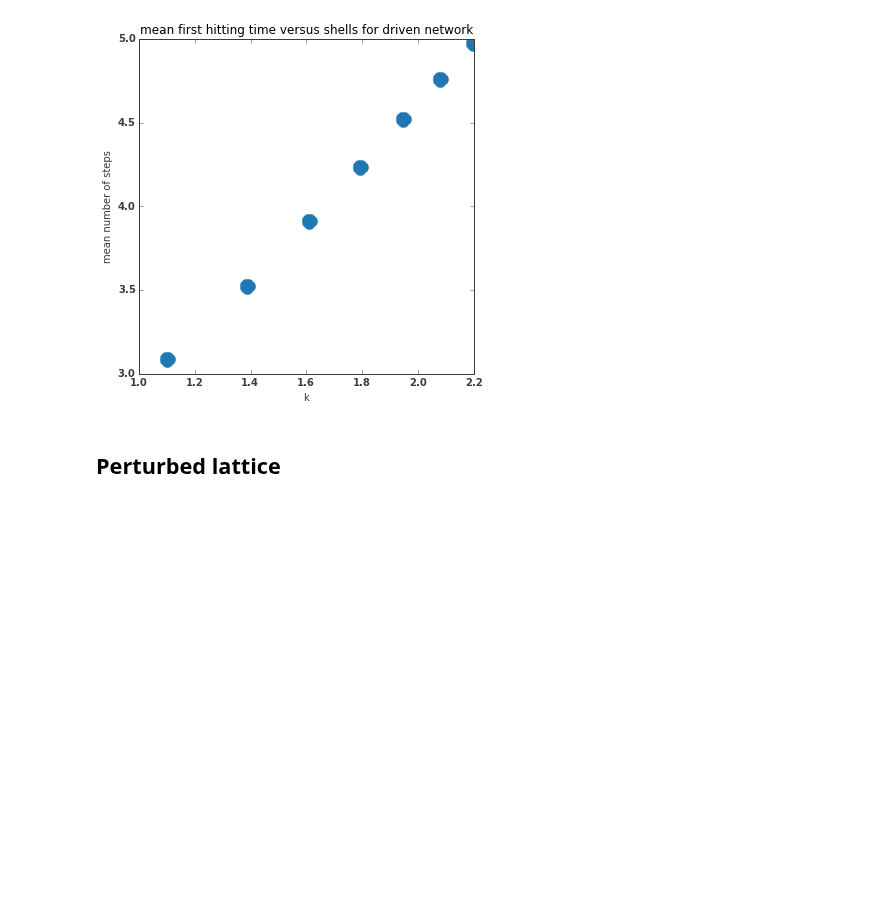
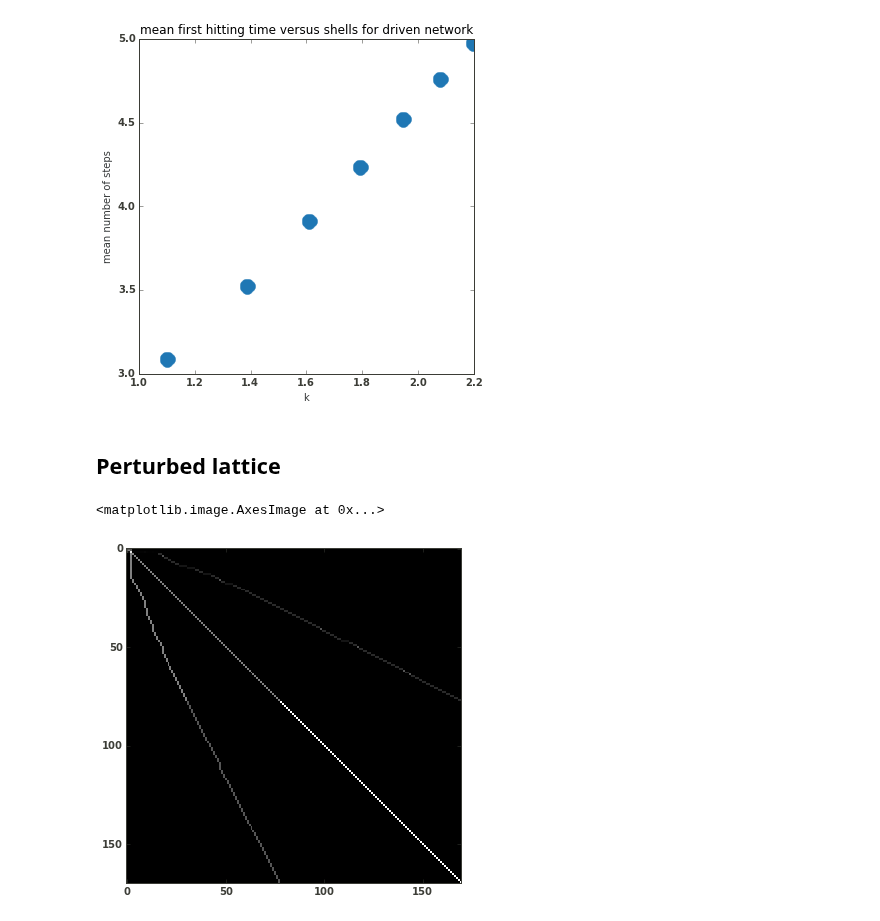
Before and after one commit to williamgilpin/netsim, a Jupyter notebook: simple_models.ipynb, the cells around one changed output. Cells and saved outputs as stored; diff of their text form; code cells hidden in the pictures; blank space fills up the shorter version.

Commit message:
fix state merges

```diff
--- a/simple_models.ipynb
+++ b/simple_models.ipynb
@@ -719,3 +719,68 @@ title('mean first hitting time versus shells for driven network')
 [figure]
 # %% [markdown]
 ## Perturbed lattice
+# %%
+def cayley_shell_inds(Z,k):
+    """
+    For a transition matrix corresponding to the topology of a
+    regular Cayley tree, returns the indices of the start of each new shell
+    shell (numbering convention is 0 for the root, clockwise spiral
+    out so that the largest index node is in the furthest out shell)
+    """
+    inds = [0,1]
+    tot = 0
+    for kk in range(1,k):
+        tot += Z*(Z-1)**(kk-1)
+        inds.append(tot+1)
+
+    inds = array(inds)
+    return inds
+# %%
+from random import choice
+
+Z = 3
+k = 6
+bias = 2.0
+
+tmat = make_bethe(Z,k,stay_rate=1.0)
+tmat = copy(tmat) + tril(tmat)*bias
+tmat = rownorm(tmat)
+
+# Perturb the lattice by merging states at the same level
+n_perts = 20
+
+shell_inds = cayley_shell_inds(Z,k+1)
+shells = list()
+for (loc, shell_ind) in enumerate(shell_inds):
+    if shell_ind == 0:
+        pass
+    elif shell_ind == shell_inds[-1]:
+        pass
+    else:
+        shells.append(range(shell_ind, shell_inds[loc+1]-1))
+
+tmat_def = copy(tmat)
+
+
+# PROBLEM: THE INDICES CHANGE AROUND AS YOU MERGE DERP DERP DERP
+to_merge = list()
+for ii in range(n_perts):
+    inds_in_shell = array(choice(shells))
+
+    groups_in_shell = inds_in_shell[ mod(inds_in_shell, Z-1)==0 ]
+
+    group_to_merge = choice(groups_in_shell)
+
+    gset = list( range(group_to_merge,group_to_merge+Z-1) )
+    to_merge.append(gset)
+
+to_merge = array(to_merge)
+
+for loc in range(len(to_merge)):
+    tmat_def = merge_states(tmat_def, list(to_merge[loc]) )
+    to_merge[to_merge>to_merge[loc]] -=1
+
+imshow(tmat_def)
+# %% [output]
+<matplotlib.image.AxesImage at 0x...>
+[figure, added]
```
Also changed, not shown: parts of 1 cell of this notebook, 1 other file.
